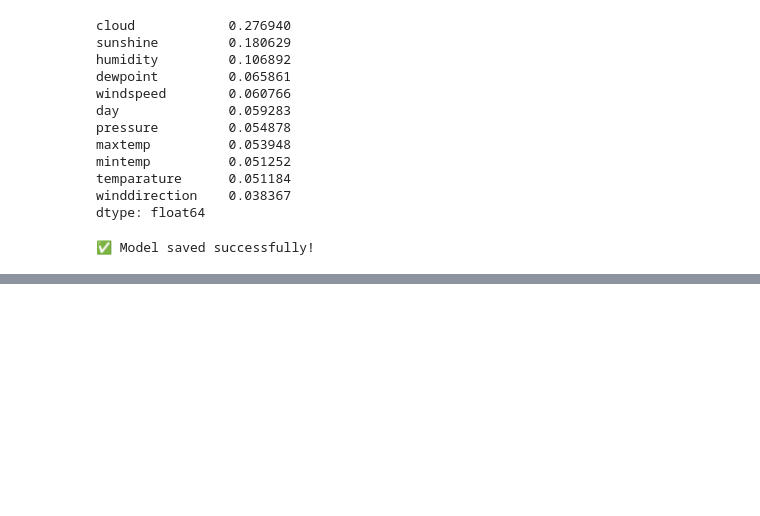
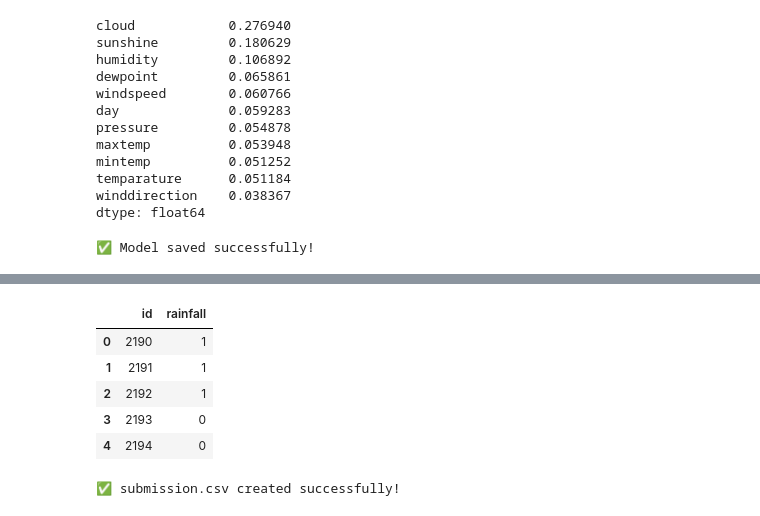
Before and after one commit to DILANTHA9590/rainfall-prediction-ml, a Jupyter notebook: backend/notebooks/01_eda.ipynb, the cells around one changed output, grey strips where cells are left out. Drawn from its saved outputs; the diff is of its cells as text; code cells hidden in the pictures; blank space fills up the shorter version.

```diff
--- a/backend/notebooks/01_eda.ipynb
+++ b/backend/notebooks/01_eda.ipynb
@@ -327,0 +349,20 @@ print("✅ Model saved successfully!")
+# %%
+submission = pd.DataFrame({
+    "id": test["id"],
+    "rainfall": kaggle_predictions
+})
+
+submission.head()
+# %% [output]
+|  | id | rainfall |
+| 0 | 2190 | 1 |
+| 1 | 2191 | 1 |
+| 2 | 2192 | 1 |
+| 3 | 2193 | 0 |
+| 4 | 2194 | 0 |
+# %%
+submission.to_csv("submission.csv", index=False)
+
+print("✅ submission.csv created successfully!")
+# %% [output]
+✅ submission.csv created successfully!
```
Also changed, not shown: parts of 3 cells of this notebook.
